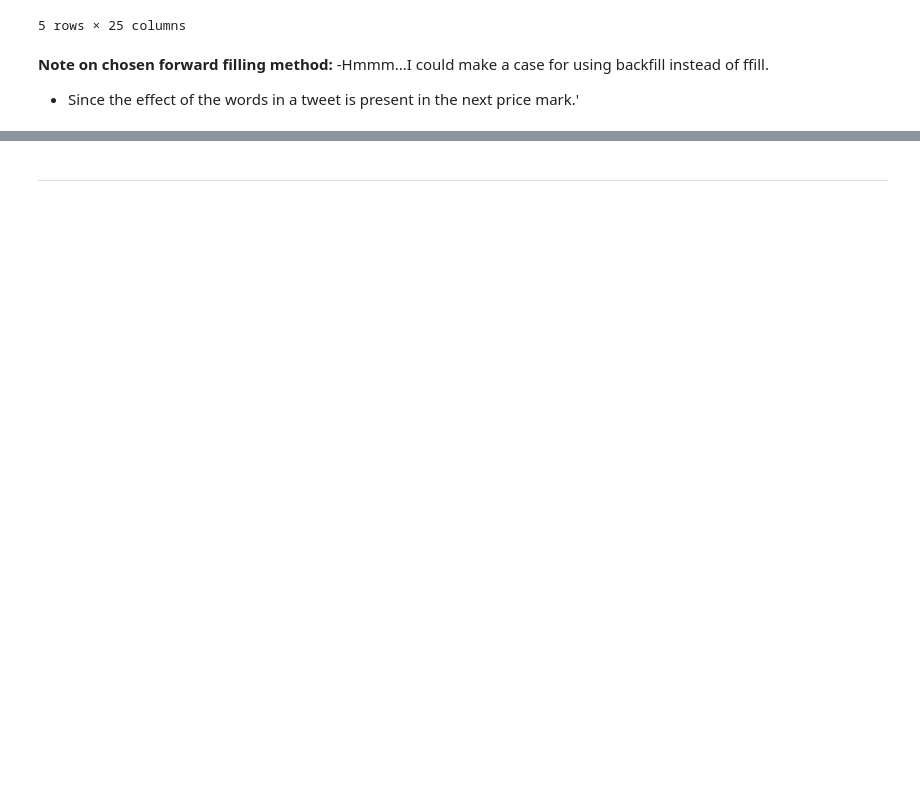
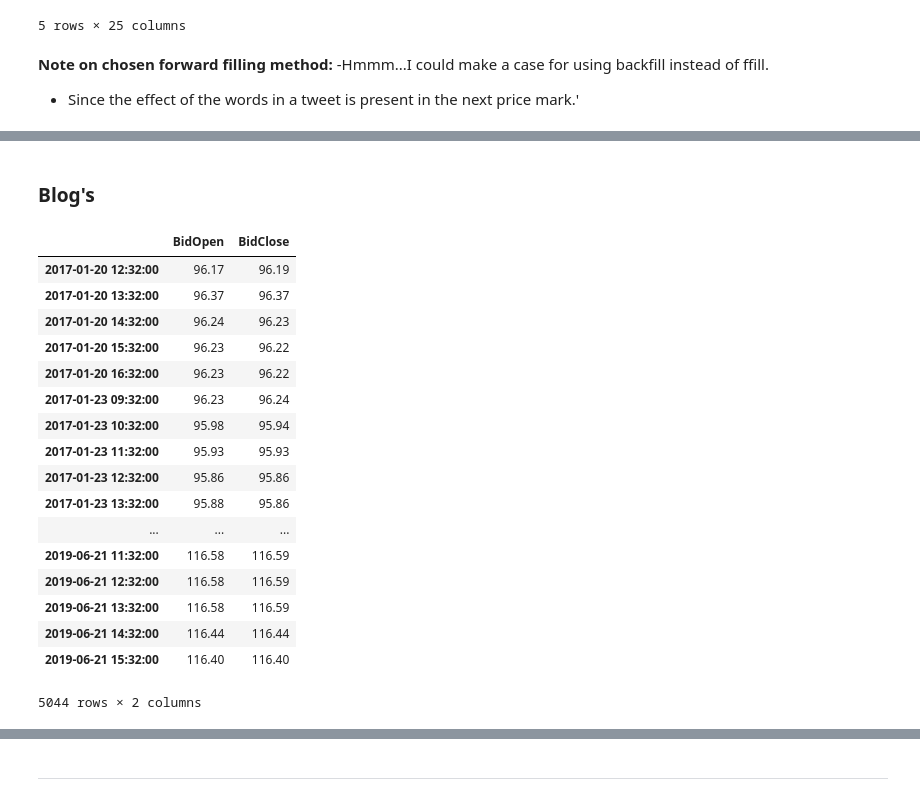
Before and after one commit to jirvingphd/dsc-5-capstone-project-online-ds-ft-021119, a Jupyter notebook: mod_5_final_project_wip.ipynb, the cells around one changed output, grey strips where cells are left out. Drawn from its saved outputs; the diff is of its cells as text; code cells hidden in the pictures; blank space fills up the shorter version.

```diff
--- a/mod_5_final_project_wip.ipynb
+++ b/mod_5_final_project_wip.ipynb
@@ -1736,0 +1497,23 @@ df.dropna(inplace=True)
+# %% [markdown]
+### Blog's
+# %%
+new_data
+# %% [output]
+|  | BidOpen | BidClose |
+| 2017-01-20 12:32:00 | 96.17 | 96.19 |
+| 2017-01-20 13:32:00 | 96.37 | 96.37 |
+| 2017-01-20 14:32:00 | 96.24 | 96.23 |
+| 2017-01-20 15:32:00 | 96.23 | 96.22 |
+| 2017-01-20 16:32:00 | 96.23 | 96.22 |
+| 2017-01-23 09:32:00 | 96.23 | 96.24 |
+| 2017-01-23 10:32:00 | 95.98 | 95.94 |
+| 2017-01-23 11:32:00 | 95.93 | 95.93 |
+| 2017-01-23 12:32:00 | 95.86 | 95.86 |
+| 2017-01-23 13:32:00 | 95.88 | 95.86 |
+| ... | ... | ... |
+| 2019-06-21 11:32:00 | 116.58 | 116.59 |
+| 2019-06-21 12:32:00 | 116.58 | 116.59 |
+| 2019-06-21 13:32:00 | 116.58 | 116.59 |
+| 2019-06-21 14:32:00 | 116.44 | 116.44 |
+| 2019-06-21 15:32:00 | 116.40 | 116.40 |
+5044 rows × 2 columns
```
Also changed, not shown: parts of 116 cells of this notebook, 4 other files.
